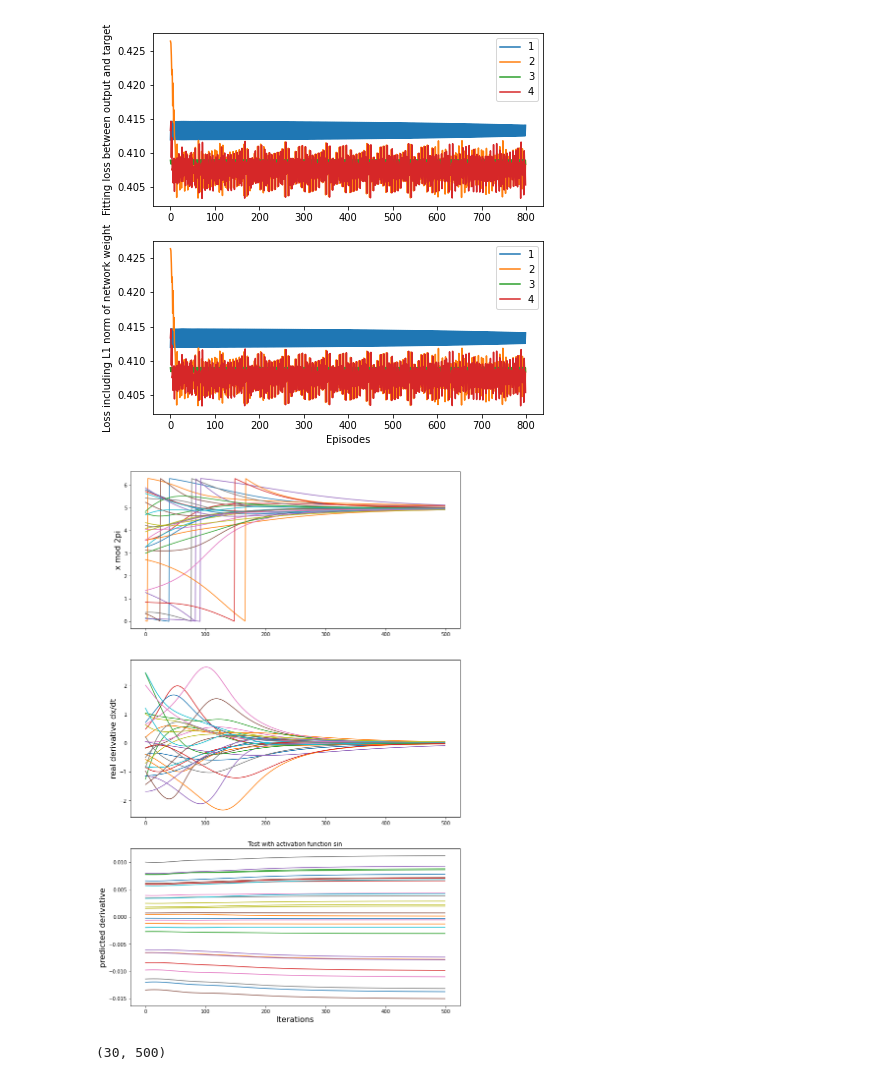
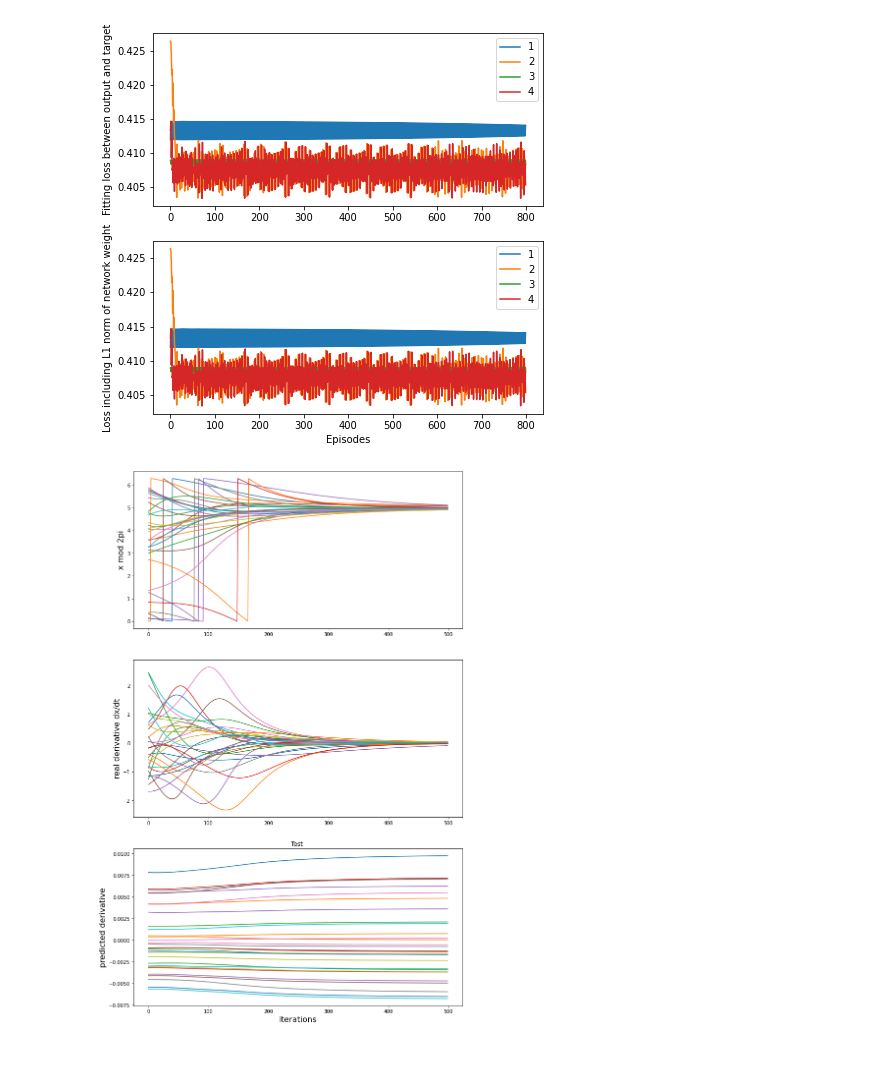
Before and after one commit to zhzhang2018/NN_MARL_experiments, a Jupyter notebook: utils/sync_learn.ipynb, the cells around one changed output. Saved outputs shown, nothing was run; the diff lists cells and outputs as text; code cells hidden in the pictures.

```diff
--- a/utils/sync_learn.ipynb
+++ b/utils/sync_learn.ipynb
@@ -299,49 +341,45 @@ def plot_test_results(t, x, dx_test, dx_pred, figsize=(12,20), title='Test '):
 # %%
 # Verify training performance by generating a different trajectory. This section changes activation function.
 
 # x_test1 = np.zeros((N,max_iter))
 # dx_test1 = np.zeros((N,max_iter))
 # dx_pred1 = np.zeros((N,max_iter))
 # u_test1 = np.zeros((N, max_iter)) # history of inputs
 # DTxu_test1 = np.zeros((M, max_iter)) # History of D^Tx - u, or should it be D^T(x - u)
 # fxu_test1 = np.zeros((M, max_iter)) # History of f(thea bove)
 # x_test1[:,0] = phi0
 
 # u0 = np.zeros((N,))#W#.squeeze()
 # f_test1 = np.sin
-# NN = D_list[0]
+# NN = D_list[3]
 
 # for k in range(max_iter):
 #     u_test1[:,k] = u0
 #     DTxu_test1[:,k] = np.matmul(D.T, x_test1[:,k] - u_test1[:,k])
 #     fxu_test1[:,k] = f_test1(DTxu_test1[:,k])
 #     ux_test1 = -np.matmul(D, fxu_test1[:,k])
 #     dx_test1[:,k] = ux_test1[:]
 #     dx_pred1[:,k] = NN(torch.from_numpy(fxu_test1[:,[k]].T.astype('float32'))).detach().numpy().squeeze()
 #     if k < max_iter-1:
 #         x_test1[:,k+1] = x_test1[:,k] + ux_test1 * dt
 
 NN = D_list[3]
 test_outputs = auto_test(NN, N, M, max_iter, phi0, np.sin, D, dt)
-dx_pred1 = NN(torch.from_numpy(test_outputs[4].T.astype('float32'))).detach().numpy().squeeze()
+dx_pred1 = NN(torch.from_numpy(test_outputs[4].T.astype('float32'))).detach().numpy().squeeze().T
 
-# fig, (ax1, ax2, ax3) = plt.subplots(3, figsize=(12,20))
-# ax1.plot( t , (x_test1 % (np.pi*2)).T )
-# ax2.plot( t , dx_test1.T )#, label='Real derivative dx/dt' )
-# ax3.plot( t , dx_pred1.T )
-# ax3.set_xlabel('Iterations',fontsize=16)
-# ax1.set_ylabel('x mod 2pi',fontsize=16)
-# ax2.set_ylabel('real derivative dx/dt',fontsize=16)
-# ax3.set_ylabel('predicted derivative',fontsize=16)
-# plt.title('Test ')
-# plt.show()
+fig, (ax1, ax2, ax3) = plt.subplots(3, figsize=(12,20))
+ax1.plot( t , (x_test1 % (np.pi*2)).T )
+ax2.plot( t , dx_test1.T )#, label='Real derivative dx/dt' )
+ax3.plot( t , dx_pred1.T )
+ax3.set_xlabel('Iterations',fontsize=16)
+ax1.set_ylabel('x mod 2pi',fontsize=16)
+ax2.set_ylabel('real derivative dx/dt',fontsize=16)
+ax3.set_ylabel('predicted derivative',fontsize=16)
+plt.title('Test ')
+plt.show()
 
-plot_test_results( t,
-    test_outputs[0].T, test_outputs[1].T, dx_pred1,
-    figsize=(12,20), title='Test with activation function sin')
+# plot_test_results( t,
+#     test_outputs[0].T, test_outputs[1].T, dx_pred1.T,
+#     figsize=(12,20), title='Test with activation function sin')
 # %% [output]
-[figure, old version]
+[figure, new version]
-# %%
-test_outputs[1].shape
-# %% [output]
-(30, 500)
```
Also changed, not shown: parts of 12 cells of this notebook, 3 other files.
